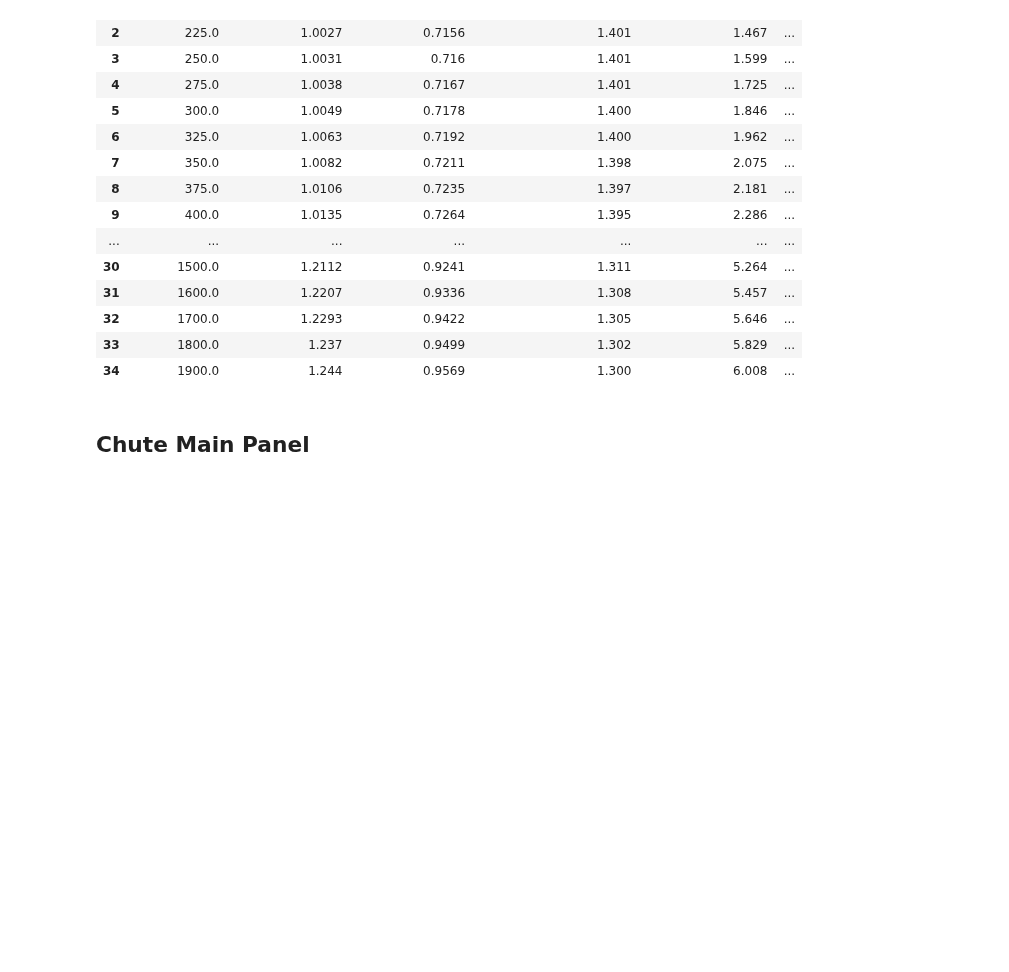
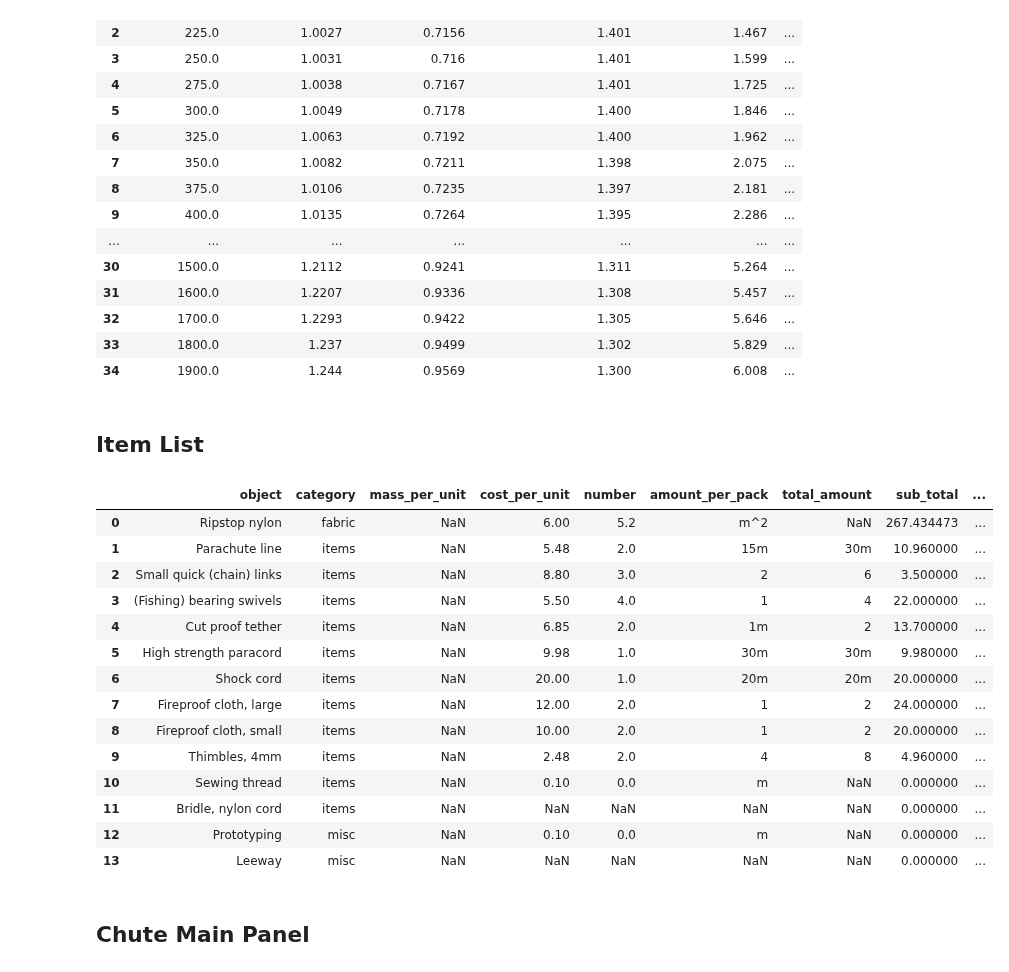
Before and after one commit to Iash5225/Python, a Jupyter notebook: notebooks/recovery_calcs.ipynb, the cells around one changed output. Cells and saved outputs as stored; diff of their text form; code cells hidden in the pictures; blank space fills up the shorter version.

```diff
--- a/notebooks/recovery_calcs.ipynb
+++ b/notebooks/recovery_calcs.ipynb
@@ -16,6 +19,7 @@ ParaCalc = RocketParachuteCalculator()
 # %%
 DATA_DIRECTORY = "data"
 AIR_PROPERTIES_DATA_FILE_NAME = "air_values.csv"
+ITEM_LIST_DATA_FILE_NAME = "item_list.csv"
 
 # GENERAL DATA
 MASS_OF_ROCKET = 25  # kg
@@ -23,14 +27,19 @@ AIR_TEMP_CELSIUS = 25  # Celsius
 
 # MAIN
 NUMBER_OF_MAINS = 1
-NUMBER_OF_REDUNDANT = 0
-MARGIN_FACTOR = 1.2
-REQUIRED_DESCENT_VELOCITY = 5
+NUMBER_OF_REDUNDANT_MAINS = 0
+MAIN_MARGIN_FACTOR = 1.2
+MAIN_REQUIRED_DESCENT_VELOCITY = 5
 
+#DROGUE
+NUMBER_OF_DROGUES = 1
+NUMBER_OF_REDUNDANT_DROGUES = 0
+DROGUE_MARGIN_FACTOR = 1
+DROGUE_REQUIRED_DESCENT_VELOCITY = 30
 # ROUND PARAMETERS
-LENGTH_TO_HALF_CIRCUMFERENCE_RATIO =1
+LENGTH_TO_HALF_CIRCUMFERENCE_RATIO = 1
 HOLE_TO_CANOPY_AREA_RATIO = 0.04
-MASS_PER_UNIT_AREA = 3.5
+MASS_PER_UNIT_AREA = 3.5 # ounce/square yard
 NUMBER_OF_GORES_PANELS = [4, 4, 4, 4, 4, 12, 12, 12, 12, 12]
 RATIO_OF_HEIGHT_TO_RADIUS = [1, 0.9, 0.8, 0.7, 0.6, 1, 0.9, 0.8, 0.7, 0.6]
 DRAG_COEFFICIENT = 1.5
@@ -43,10 +52,17 @@ cwd = os.getcwd()
 project_dir = os.path.join(cwd, '..')
 # Construct the path to the CSV file in the 'data' directory
 air_csv_path = os.path.join(project_dir, DATA_DIRECTORY,
-                           AIR_PROPERTIES_DATA_FILE_NAME)
+                            AIR_PROPERTIES_DATA_FILE_NAME)
 # Normalize the path (optional but recommended)
 air_csv_path = os.path.normpath(air_csv_path)
 
+item_csv_path = os.path.join(project_dir, DATA_DIRECTORY,
+                             ITEM_LIST_DATA_FILE_NAME)
+# Normalize the path (optional but recommended)
+item_csv_path = os.path.normpath(item_csv_path)
 
 air_prop_df = pd.read_csv(air_csv_path)
-display(air_prop_df)
+item_list_df = pd.read_csv(item_csv_path)
+
+
+# display(air_prop_df)
@@ -108,6 +106,26 @@ display(air_prop_df)
 | 32 | 1700.0 | 1.2293 | 0.9422 | 1.305 | 5.646 | ... |
 | 33 | 1800.0 | 1.237 | 0.9499 | 1.302 | 5.829 | ... |
 | 34 | 1900.0 | 1.244 | 0.9569 | 1.300 | 6.008 | ... |
+# %% [markdown]
+## Item List
+# %%
+display(item_list_df)
+# %% [output]
+|  | object | category | mass_per_unit | cost_per_unit | number | amount_per_pack | total_amount | sub_total | ... |
+| 0 | Ripstop nylon | fabric | NaN | 6.00 | 5.2 | m^2 | NaN | 267.434473 | ... |
+| 1 | Parachute line | items | NaN | 5.48 | 2.0 | 15m | 30m | 10.960000 | ... |
+| 2 | Small quick (chain) links | items | NaN | 8.80 | 3.0 | 2 | 6 | 3.500000 | ... |
+| 3 | (Fishing) bearing swivels | items | NaN | 5.50 | 4.0 | 1 | 4 | 22.000000 | ... |
+| 4 | Cut proof tether | items | NaN | 6.85 | 2.0 | 1m | 2 | 13.700000 | ... |
+| 5 | High strength paracord | items | NaN | 9.98 | 1.0 | 30m | 30m | 9.980000 | ... |
+| 6 | Shock cord | items | NaN | 20.00 | 1.0 | 20m | 20m | 20.000000 | ... |
+| 7 | Fireproof cloth, large | items | NaN | 12.00 | 2.0 | 1 | 2 | 24.000000 | ... |
+| 8 | Fireproof cloth, small | items | NaN | 10.00 | 2.0 | 1 | 2 | 20.000000 | ... |
+| 9 | Thimbles, 4mm | items | NaN | 2.48 | 2.0 | 4 | 8 | 4.960000 | ... |
+| 10 | Sewing thread | items | NaN | 0.10 | 0.0 | m | NaN | 0.000000 | ... |
+| 11 | Bridle, nylon cord | items | NaN | NaN | NaN | NaN | NaN | 0.000000 | ... |
+| 12 | Prototyping | misc | NaN | 0.10 | 0.0 | m | NaN | 0.000000 | ... |
+| 13 | Leeway | misc | NaN | NaN | NaN | NaN | NaN | 0.000000 | ... |
 # %% [markdown]
 ## Chute Main Panel
 # %% [markdown]
```
Also changed, not shown: parts of 21 cells of this notebook, 7 other files.
